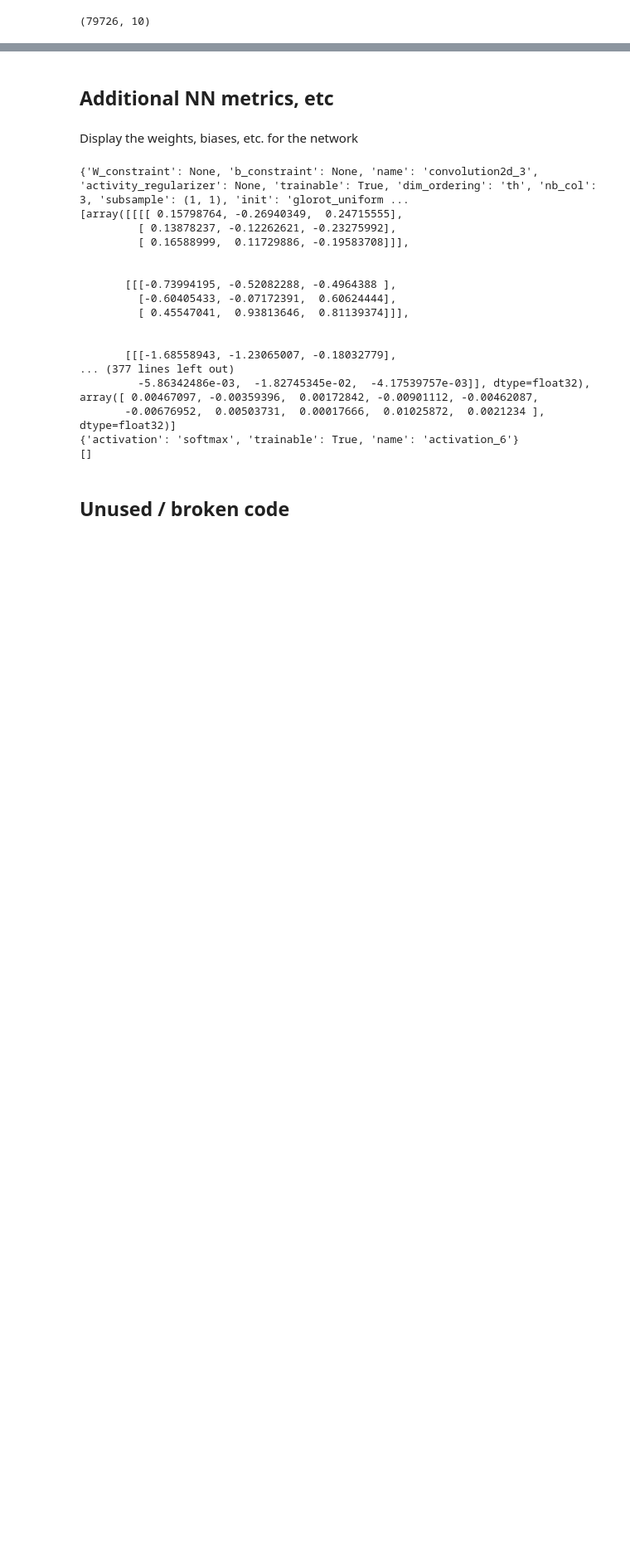
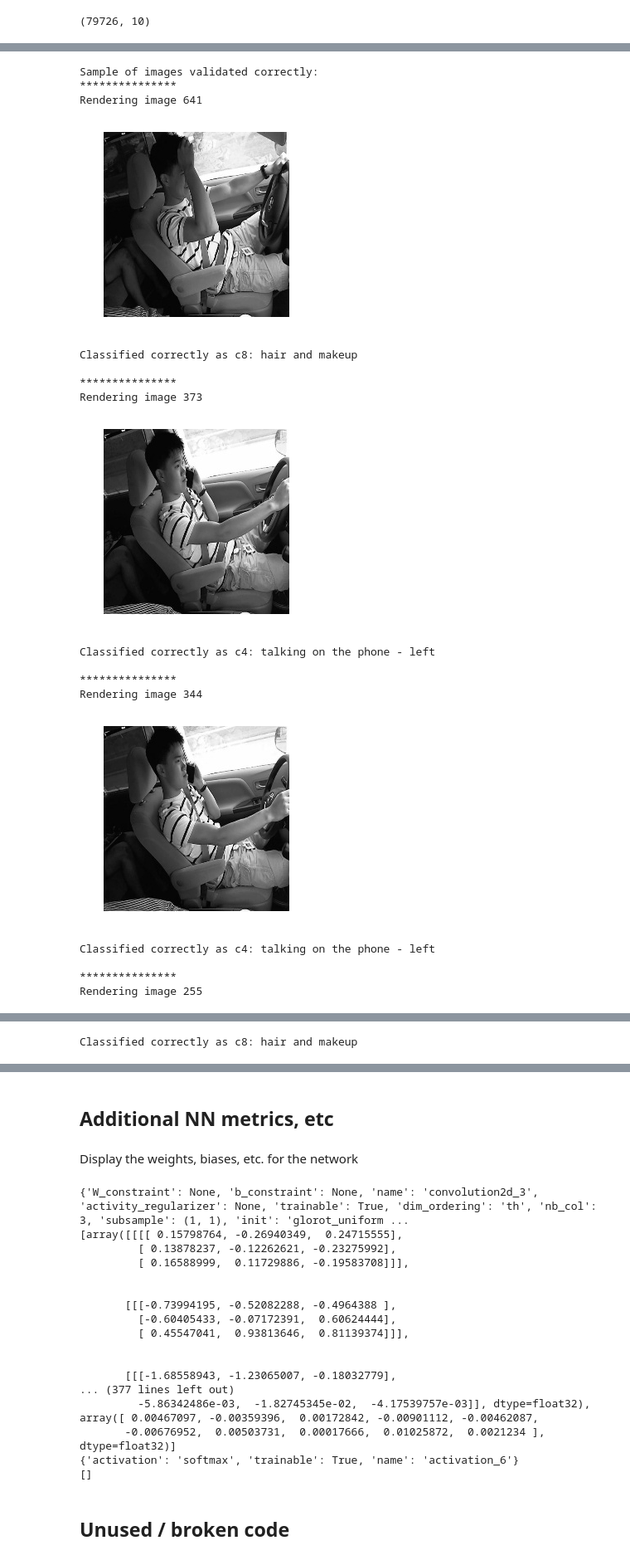
Before and after one commit to markstrefford/state-farm, a Jupyter notebook: state-farm.ipynb, the cells around one changed output, grey strips where cells are left out. Shown at 83% size. Cells and saved outputs as stored; diff of their text form; code cells hidden in the pictures; blank space fills up the shorter version.

```diff
--- a/state-farm.ipynb
+++ b/state-farm.ipynb
@@ -603,0 +667,11 @@ create_submission(predictions, test_ids, test_info)
+# %%
+from skimage.transform import rotate
+
+def probability_to_binary(predictions):
+    results = []
+    for pred in predictions:
+        idx = np.argmax(pred)
+        result = np.zeros(len(pred))
+        result[idx] = 1
+        results.append(result)
+    return results
@@ -603,0 +701,53 @@ create_submission(predictions, test_ids, test_info)
+# %%
+labels = [  'c0: safe driving',
+            'texting - right',
+            'c2: talking on the phone - right',
+            'c3: texting - left',
+            'c4: talking on the phone - left',
+            'c5: operating the radio',
+            'c6: drinking',
+            'c7: reaching behind',
+            'c8: hair and makeup',
+            'c9: talking to passenger']
+
+def show_image(image):
+    img = image.squeeze()
+    plt.axis("off")
+    #plt.imshow(cv2.cvtColor(image, cv2.COLOR_BGR2RGB))
+    plt.imshow(np.fliplr(rotate(img, 270)), cmap='gray', interpolation='nearest')  # Manipulation to display image in the correct orientation!
+    plt.show()
+    #print image.shape
+    #plt.imshow(image)
+# %%
+#print success
+
+print "Sample of images validated correctly:"
+for s in np.random.choice(len(success), 5, replace = False):
+    print "***************\nRendering image {}".format(s)
+    image = X_valid[s]
+    show_image(image)
+    print "Classified correctly as {}\n".format(labels[np.argmax(y_valid[s])])
+
+
+
+#print
+#print np.random.choice(len(failed), 5, replace = False)
+# %% [output]
+Sample of images validated correctly:
+***************
+Rendering image 641
+[figure, added]
+Classified correctly as c8: hair and makeup
+
+***************
+Rendering image 373
+[figure, added]
+Classified correctly as c4: talking on the phone - left
+
+***************
+Rendering image 344
+[figure, added]
+Classified correctly as c4: talking on the phone - left
+
+***************
+Rendering image 255
@@ -603,0 +760 @@ create_submission(predictions, test_ids, test_info)
+Classified correctly as c8: hair and makeup
```
Also changed, not shown: parts of 28 cells of this notebook, 3 other files.
